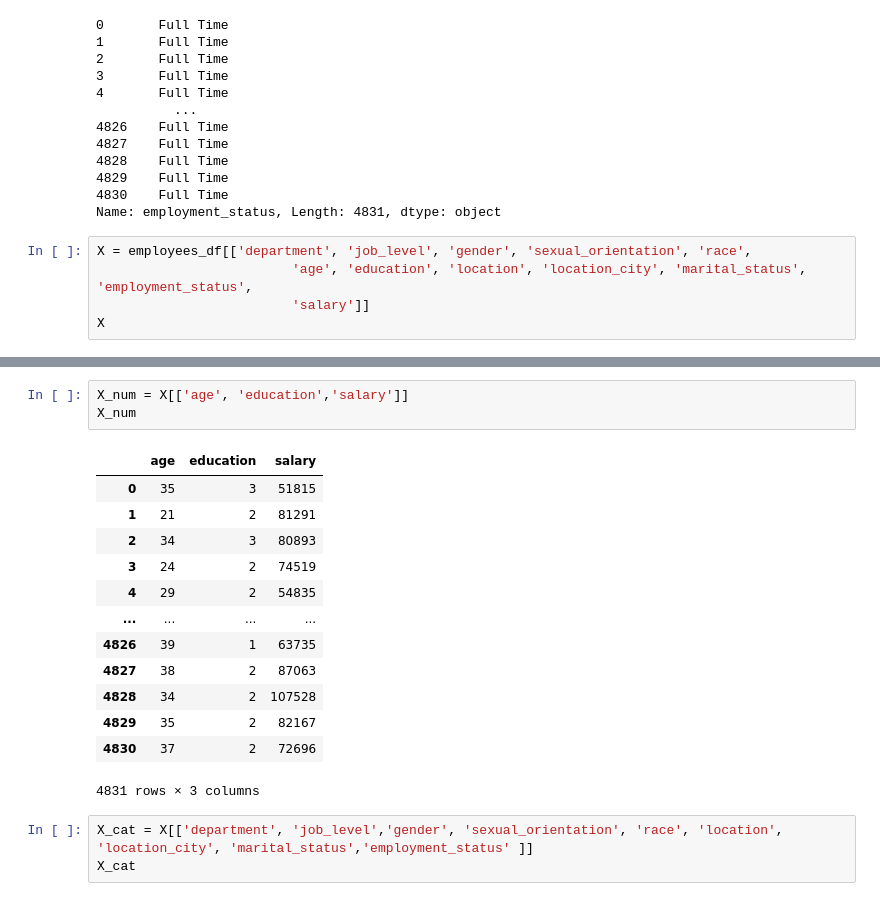
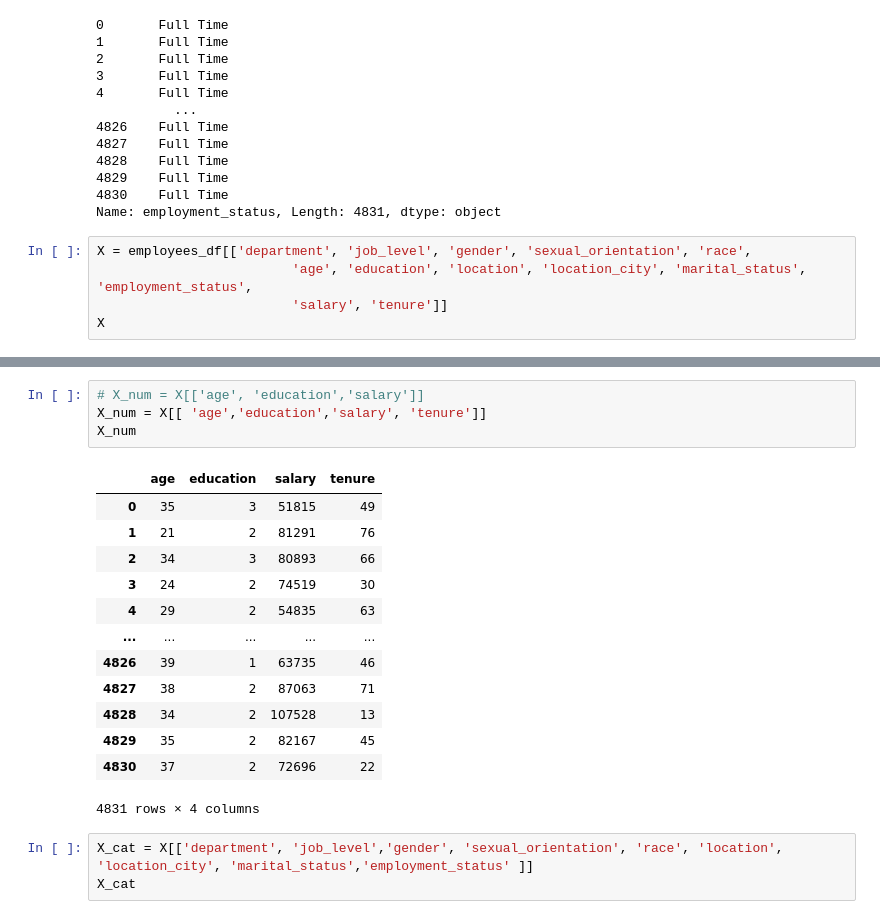
Before and after one commit to felipetimbo/ml-projects, a Jupyter notebook: People Analytics.ipynb, the cells around one changed output, grey strips where cells are left out. Saved outputs shown, nothing was run; the diff lists cells and outputs as text.

```diff
--- a/People Analytics.ipynb
+++ b/People Analytics.ipynb
@@ -353,7 +357,7 @@ Name: employment_status, Length: 4831, dtype: object
 # %%
 X = employees_df[['department', 'job_level', 'gender', 'sexual_orientation', 'race',
                          'age', 'education', 'location', 'location_city', 'marital_status', 'employment_status',
-                         'salary']]
+                         'salary', 'tenure']]
 X
 # %% [output]
 |  | department | job_level | gender | sexual_orientation | race | age | education | location | ... |
@@ -372,20 +376,21 @@ X
 # %%
-X_num = X[['age', 'education','salary']]
+# X_num = X[['age', 'education','salary']]
+X_num = X[[ 'age','education','salary', 'tenure']]
 X_num
 # %% [output]
-|  | age | education | salary |
-| 0 | 35 | 3 | 51815 |
-| 1 | 21 | 2 | 81291 |
-| 2 | 34 | 3 | 80893 |
-| 3 | 24 | 2 | 74519 |
-| 4 | 29 | 2 | 54835 |
-| ... | ... | ... | ... |
-| 4826 | 39 | 1 | 63735 |
-| 4827 | 38 | 2 | 87063 |
-| 4828 | 34 | 2 | 107528 |
-| 4829 | 35 | 2 | 82167 |
-| 4830 | 37 | 2 | 72696 |
+|  | age | education | salary | tenure |
+| 0 | 35 | 3 | 51815 | 49 |
+| 1 | 21 | 2 | 81291 | 76 |
+| 2 | 34 | 3 | 80893 | 66 |
+| 3 | 24 | 2 | 74519 | 30 |
+| 4 | 29 | 2 | 54835 | 63 |
+| ... | ... | ... | ... | ... |
+| 4826 | 39 | 1 | 63735 | 46 |
+| 4827 | 38 | 2 | 87063 | 71 |
+| 4828 | 34 | 2 | 107528 | 13 |
+| 4829 | 35 | 2 | 82167 | 45 |
+| 4830 | 37 | 2 | 72696 | 22 |
-4831 rows × 3 columns
+4831 rows × 4 columns
 # %%
 X_cat = X[['department', 'job_level','gender', 'sexual_orientation', 'race', 'location', 'location_city', 'marital_status','employment_status' ]]
 X_cat
```
Also changed, not shown: parts of 16 cells of this notebook.
